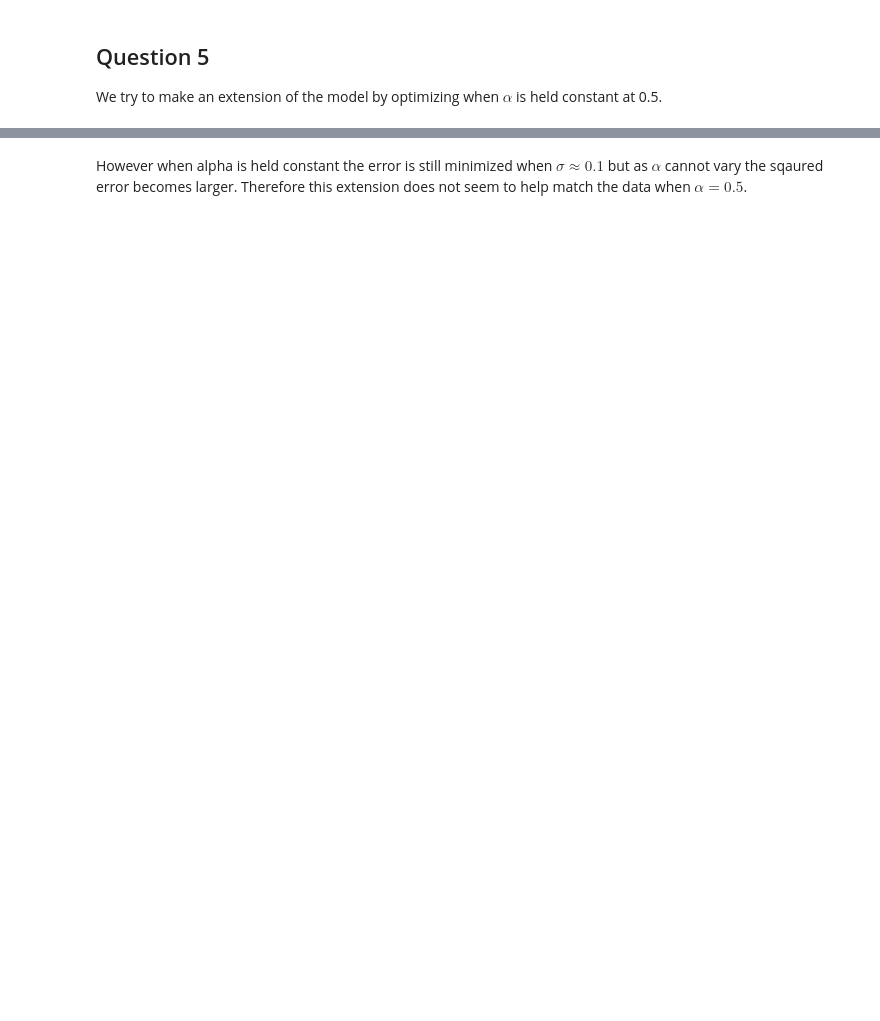
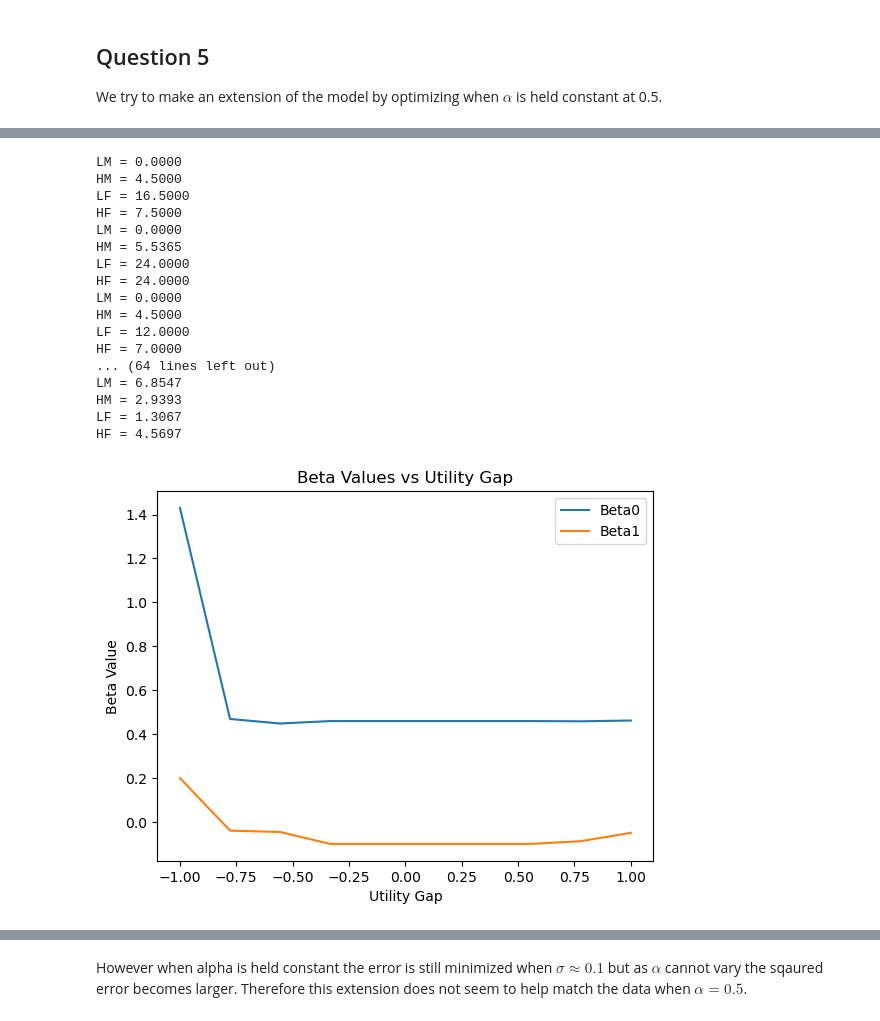
Before and after one commit to NumEconCopenhagen/projects-2023-team-norway, a Jupyter notebook: inauguralproject/inauguralproject.ipynb, the cells around one changed output, grey strips where cells are left out. Drawn from its saved outputs; the diff is of its cells as text; code cells hidden in the pictures; blank space fills up the shorter version.

```diff
--- a/inauguralproject/inauguralproject.ipynb
+++ b/inauguralproject/inauguralproject.ipynb
@@ -329,3 +310,12 @@ Here we see that the squared error is minimized when we find that $\alpha = 0.98
 # %% [markdown]
 ## Question 5
 We try to make an extension of the model by optimizing when $\alpha$ is held constant at 0.5.
+# %%
+model.set_work_disutility_gap(-0.25)
+results = model.solve_discrete(do_print=True)
+results = model.solve_continuous(do_print=True)
+
+model.solve_wF_vec(discrete=False)
+reg = model.run3_regression()
+print(model.sol.beta0)
+print(model.sol.beta1)
@@ -332,3 +333,57 @@ We try to make an extension of the model by optimizing when $\alpha$ is held con
+# %%
+# Generate utility gap values between -1 and 1
+utility_gap_values = np.linspace(-1.0, 1.0, 10)
+
+# Lists to store beta values
+beta0_values = []
+beta1_values = []
+
+# Loop over different values of the utility gap
+for gap_value in utility_gap_values:
+    # Set the value of the utility gap
+    model.set_work_disutility_gap(gap_value)
+
+    # Solve the model using the discrete choice method
+    results = model.solve_discrete(do_print=True)
+
+    # Solve the model using the continuous choice method
+    results = model.solve_continuous(do_print=True)
+
+    # Solve the model for vector of female wages and fixed male wage using continuous choice
+    model.solve_wF_vec(discrete=False)
+    reg = model.run3_regression()
+
+    # Append the estimated beta0 and beta1 to the lists
+    beta0_values.append(model.sol.beta0)
+    beta1_values.append(model.sol.beta1)
+
+# Generate the line graph
+plt.plot(utility_gap_values, beta0_values, label='Beta0')
+plt.plot(utility_gap_values, beta1_values, label='Beta1')
+plt.xlabel('Utility Gap')
+plt.ylabel('Beta Value')
+plt.title('Beta Values vs Utility Gap')
+plt.legend()
+plt.show()
+# %% [output]
+LM = 0.0000
+HM = 4.5000
+LF = 16.5000
+HF = 7.5000
+LM = 0.0000
+HM = 5.5365
+LF = 24.0000
+HF = 24.0000
+LM = 0.0000
+HM = 4.5000
+LF = 12.0000
+HF = 7.0000
+... (64 lines left out)
+LM = 6.8547
+HM = 2.9393
+LF = 1.3067
+HF = 4.5697
+[figure, added]
 # %%
 model.estimate2()
 # %% [output]
```
Also changed, not shown: parts of 8 cells of this notebook.
